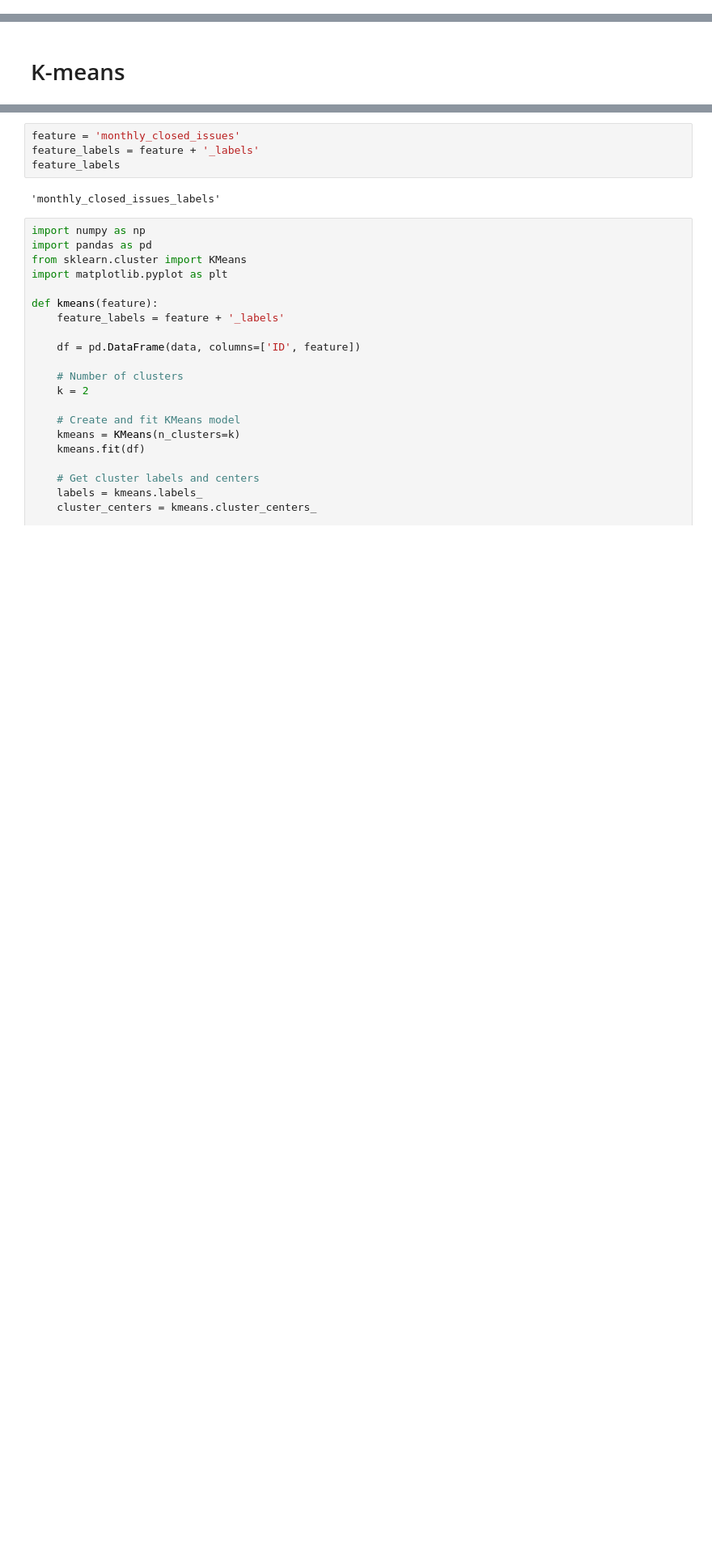
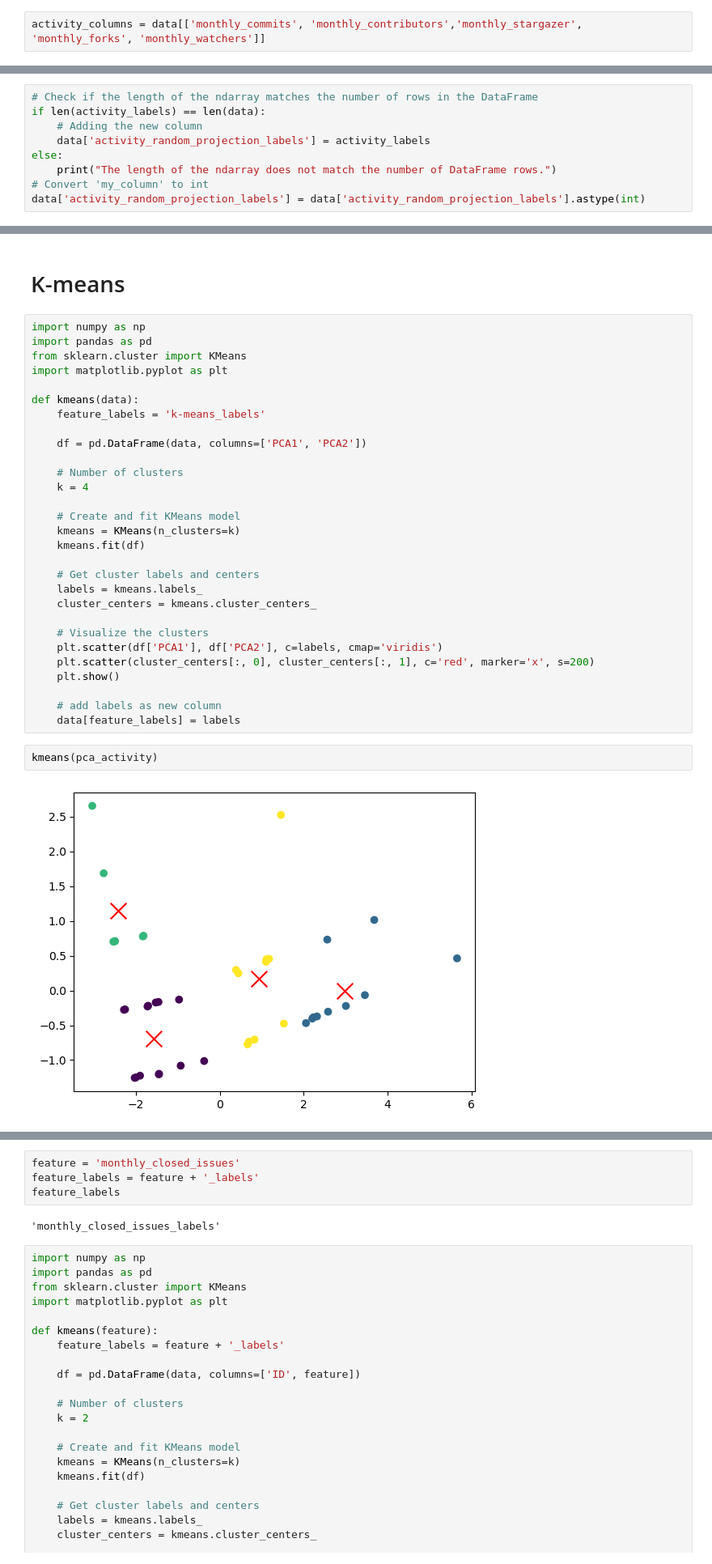
Before and after one commit to yanboyang713/project-health, a Jupyter notebook: main.ipynb, the cells around one changed output, grey strips where cells are left out. Shown at 81% size. Cells and saved outputs as stored; diff of their text form; blank space fills up the shorter version.

```diff
--- a/main.ipynb
+++ b/main.ipynb
@@ -122,0 +345,2 @@ for col in ['monthly_stargazer', 'monthly_forks', 'monthly_watchers']:
+# %%
+activity_columns = data[['monthly_commits', 'monthly_contributors','monthly_stargazer', 'monthly_forks', 'monthly_watchers']]
@@ -122,0 +420,9 @@ for col in ['monthly_stargazer', 'monthly_forks', 'monthly_watchers']:
+# %%
+# Check if the length of the ndarray matches the number of rows in the DataFrame
+if len(activity_labels) == len(data):
+    # Adding the new column
+    data['activity_random_projection_labels'] = activity_labels
+else:
+    print("The length of the ndarray does not match the number of DataFrame rows.")
+# Convert 'my_column' to int
+data['activity_random_projection_labels'] = data['activity_random_projection_labels'].astype(int)
@@ -123,2 +600,35 @@ for col in ['monthly_stargazer', 'monthly_forks', 'monthly_watchers']:
 # %% [markdown]
 # K-means
+# %%
+import numpy as np
+import pandas as pd
+from sklearn.cluster import KMeans
+import matplotlib.pyplot as plt
+
+def kmeans(data):
+    feature_labels = 'k-means_labels'
+
+    df = pd.DataFrame(data, columns=['PCA1', 'PCA2'])
+
+    # Number of clusters
+    k = 4
+
+    # Create and fit KMeans model
+    kmeans = KMeans(n_clusters=k)
+    kmeans.fit(df)
+
+    # Get cluster labels and centers
+    labels = kmeans.labels_
+    cluster_centers = kmeans.cluster_centers_
+
+    # Visualize the clusters
+    plt.scatter(df['PCA1'], df['PCA2'], c=labels, cmap='viridis')
+    plt.scatter(cluster_centers[:, 0], cluster_centers[:, 1], c='red', marker='x', s=200)
+    plt.show()
+
+    # add labels as new column
+    data[feature_labels] = labels
+# %%
+kmeans(pca_activity)
+# %% [output]
+[figure, added]
```
Also changed, not shown: parts of 56 cells of this notebook.
